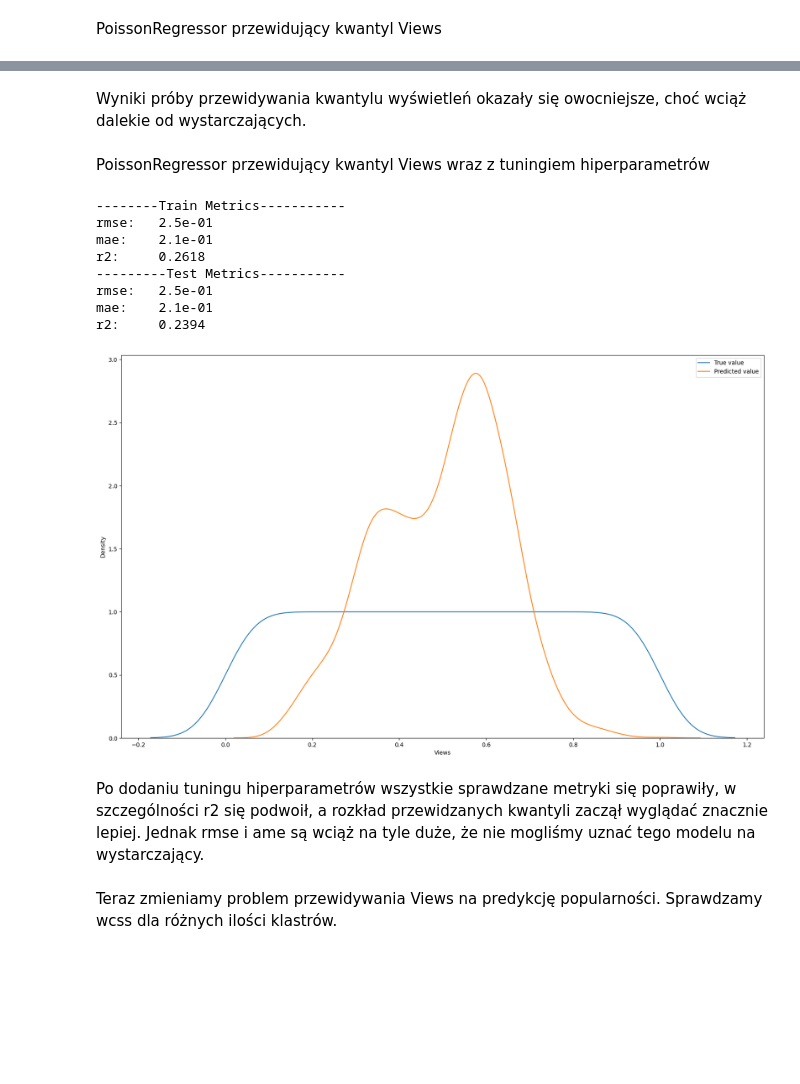
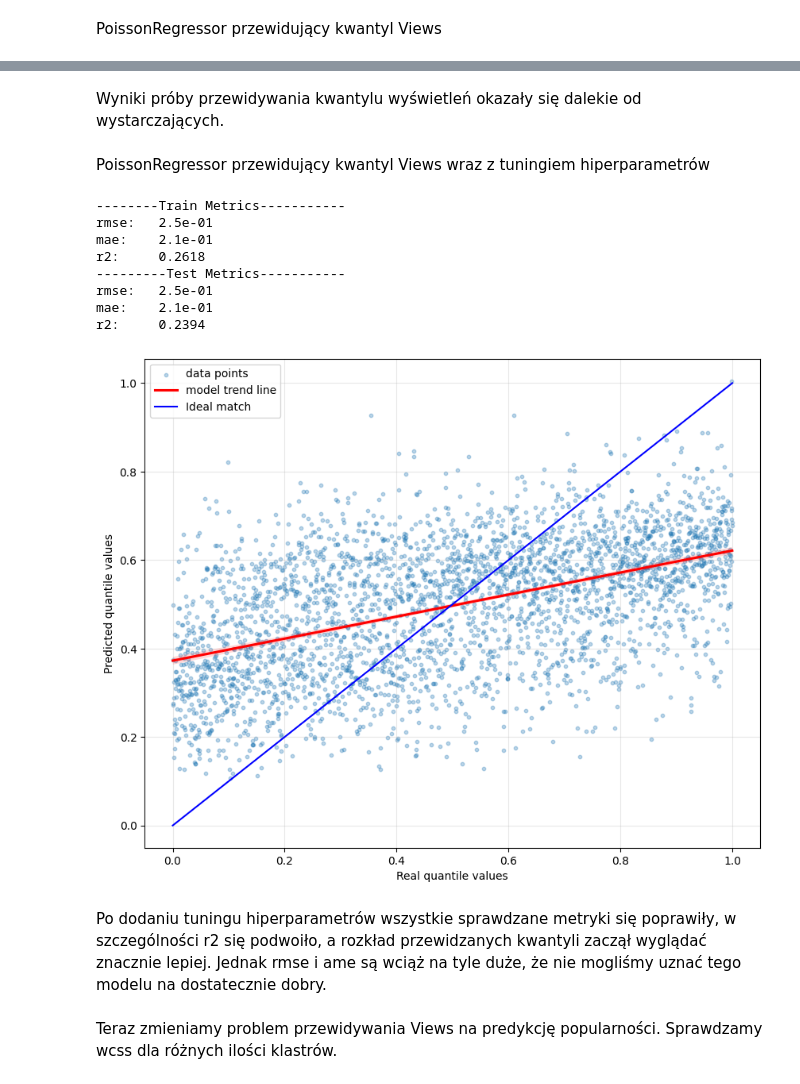
Before and after one commit to kacperr-42/Views_Prediction_ML, a Jupyter notebook: trenowanie modelu (etap 3).ipynb, the cells around one changed output, grey strips where cells are left out. Drawn from its saved outputs; the diff is of its cells as text; code cells hidden in the pictures; blank space fills up the shorter version.

```diff
--- a/trenowanie modelu (etap 3).ipynb
+++ b/trenowanie modelu (etap 3).ipynb
@@ -388,13 +361,25 @@ Wyniki trenowania poissonRegressora wraz z tuningiem hiperparametrów przewiduj
 # %% [markdown]
 PoissonRegressor przewidujący kwantyl Views
 # %%
-y_train_reg_q =  y_train.rank(method="average")/len(y_train)
-y_train_reg_q = y_train_reg_q-1e-9
-y_test_reg_q = y_test.rank(method="average")/len(y_test)
-y_test_reg_q = y_test_reg_q - 1e-9
+y_train_reg_q =  y_train.rank(method="average")/(len(y_train)+1)
+
+y_test_reg_q = y_test.rank(method="average")/(len(y_test)+1)
+
 model = PoissonRegressor()
 model.fit(X_train, y_train_reg_q)
 model_metrics(y_train_reg_q, model.predict(X_train),y_test_reg_q, model.predict(X_test))
+
+plt.figure(figsize=(10, 8))
+sns.regplot(x=y_test_reg_q, y=model.predict(X_test),
+            scatter_kws={'alpha': 0.3, 's': 10},
+            line_kws={'color': 'red', 'label': 'model trend line'},
+            label="data points")
+plt.plot([0, 1], [0, 1], color='blue', label='Ideal match')
+plt.xlabel("Real quantile values")
+plt.ylabel("Predicted quantile values")
+plt.grid(True, alpha=0.3)
+plt.legend()
+plt.show()
 # %% [output]
 --------Train Metrics-----------
 rmse:   2.7e-01
@@ -415,49 +393,49 @@ plt.show()
 # %% [markdown]
-Wyniki próby przewidywania kwantylu wyświetleń okazały się owocniejsze, choć wciąż dalekie od wystarczających.
+Wyniki próby przewidywania kwantylu wyświetleń okazały się dalekie od wystarczających.
 # %% [markdown]
 PoissonRegressor przewidujący kwantyl Views wraz z tuningiem hiperparametrów
 # %%
-from sklearn.model_selection import GridSearchCV
-
 model = PoissonRegressor()
 
 param_grid = {
     'alpha': [1e-6, 1e-4, 1e-2, 0.1, 1, 10, 100]
 }
 
-# Set up GridSearchCV
 grid_search = GridSearchCV(
     model,
     param_grid,
-    scoring='neg_mean_squared_error',  # or neg_mean_absolute_error
+    scoring='neg_mean_squared_error',
     cv=5,
-    n_jobs=-1  # parallel
+    n_jobs=-1
 )
 
-# Fit
 grid_search.fit(X_train, y_train_reg_q)
-
 model = grid_search.best_estimator_
-
 model_metrics(y_train_reg_q, model.predict(X_train),y_test_reg_q, model.predict(X_test))
 
-plt.figure(figsize=(20,12))
-sns.kdeplot(y_test_reg_q,label = "True value")
-sns.kdeplot(model.predict(X_test), label = "Predicted value")
+plt.figure(figsize=(10, 8))
+sns.regplot(x=y_test_reg_q, y=model.predict(X_test),
+            scatter_kws={'alpha': 0.3, 's': 10},
+            line_kws={'color': 'red', 'label': 'model trend line'},
+            label="data points")
+plt.plot([0, 1], [0, 1], color='blue', label='Ideal match')
+plt.xlabel("Real quantile values")
+plt.ylabel("Predicted quantile values")
+plt.grid(True, alpha=0.3)
 plt.legend()
 plt.show()
 # %% [output]
 --------Train Metrics-----------
 rmse:   2.5e-01
 mae:    2.1e-01
 r2:     0.2618
 ---------Test Metrics-----------
 rmse:   2.5e-01
 mae:    2.1e-01
 r2:     0.2394
-[figure, old version]
+[figure, new version]
 # %% [markdown]
-Po dodaniu tuningu hiperparametrów wszystkie sprawdzane metryki się poprawiły, w szczególności r2 się podwoił, a rozkład przewidzanych kwantyli zaczął wyglądać znacznie lepiej. Jednak rmse i ame są wciąż na tyle duże, że nie mogliśmy uznać tego modelu na wystarczający.
+Po dodaniu tuningu hiperparametrów wszystkie sprawdzane metryki się poprawiły, w szczególności r2 się podwoiło, a rozkład przewidzanych kwantyli zaczął wyglądać znacznie lepiej. Jednak rmse i ame są wciąż na tyle duże, że nie mogliśmy uznać tego modelu na dostatecznie dobry.
 # %% [markdown]
 Teraz zmieniamy problem przewidywania Views na predykcję popularności.
 Sprawdzamy wcss dla różnych ilości klastrów.
```
Also changed, not shown: parts of 52 cells of this notebook.
